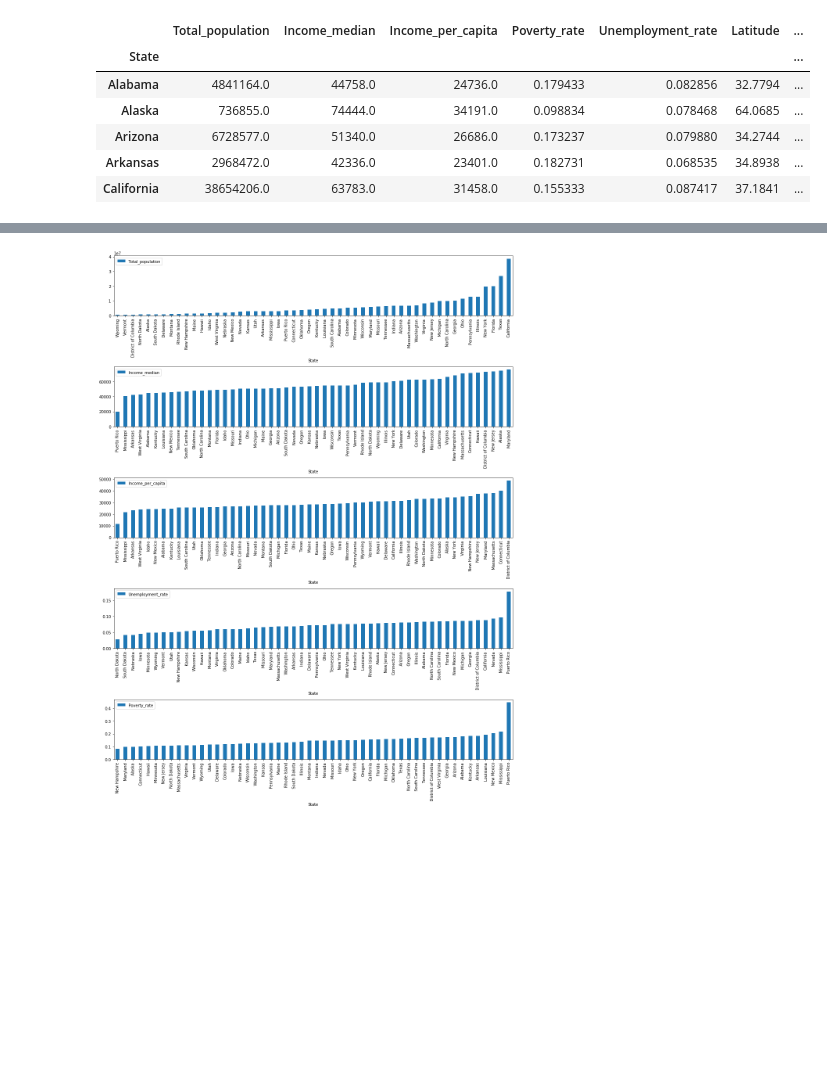
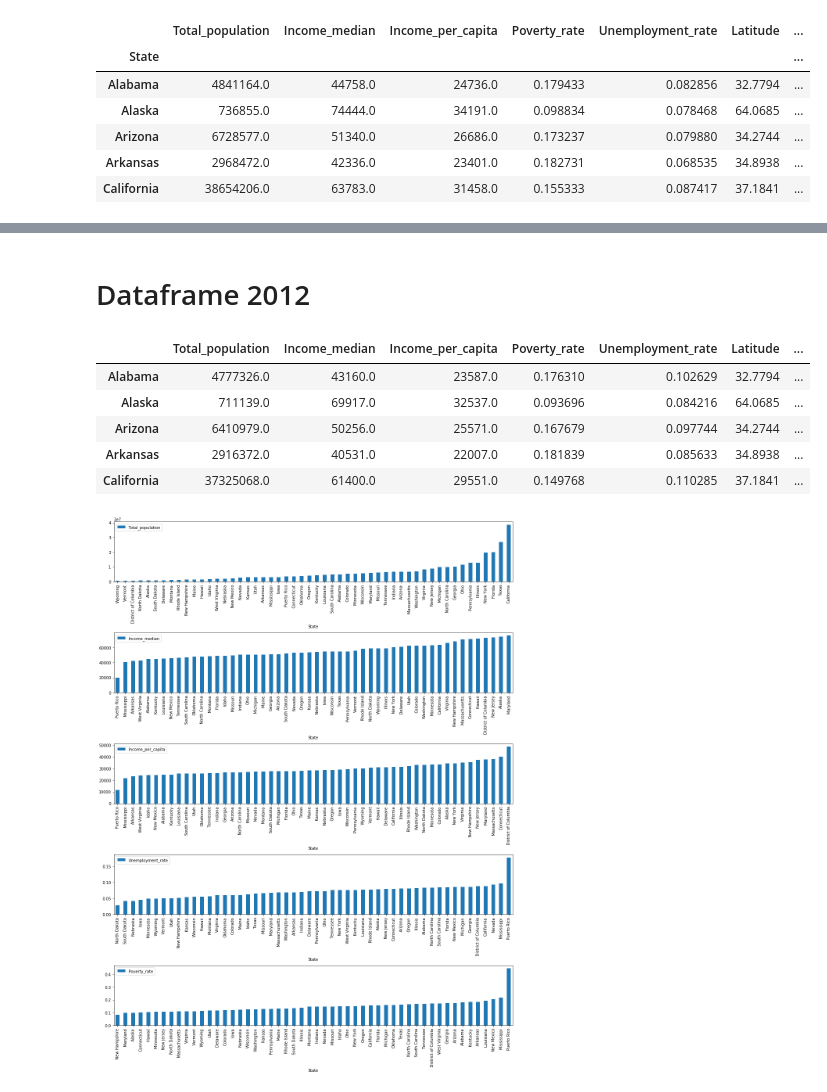
Before and after one commit to CodingMage/project_1_TeamTuring, a Jupyter notebook: Census data.ipynb, the cells around one changed output, grey strips where cells are left out. Cells and saved outputs as stored; diff of their text form; code cells hidden in the pictures; blank space fills up the shorter version.

```diff
--- a/Census data.ipynb
+++ b/Census data.ipynb
@@ -181,0 +169,12 @@ vote_df_2016
+# %%
+csvfile = 'Resources/1976-2016-president.tab'
+vote_df = pd.read_csv(csvfile, sep='\t', header=(0))
+vote_df.head()
+vote_df_2012_demo_raw = vote_df.loc[(vote_df.year == 2012)&(vote_df.party == 'democrat'), ['state', 'candidatevotes']]
+vote_df_2012_demo = vote_df_2012_demo_raw.groupby('state')['candidatevotes'].sum()
+vote_df_2012_rep_raw = vote_df.loc[(vote_df.year == 2012)&(vote_df.party == 'republican'),['state', 'candidatevotes']]
+vote_df_2012_rep = vote_df_2012_rep_raw.groupby('state')['candidatevotes'].sum()
+vote_df_2012_total = vote_df.loc[(vote_df.year == 2012), ['state', 'totalvotes']].groupby('state').mean()['totalvotes']
+vote_df_2012 = pd.concat([vote_df_2012_demo, vote_df_2012_rep, vote_df_2012_total],axis=1)
+vote_df_2012.columns = ['2012_democrat_votes','2012_republican_votes', '2012_total_votes']
+vote_df_2012.head(3)
@@ -182,3 +193,15 @@ vote_df_2016
+# %% [markdown]
+# Dataframe 2012
+# %%
+df_2012 = census_df.merge(vote_df_2012, left_index=True, right_index=True)
+df_2012.head()
+# %% [output]
+|  | Total_population | Income_median | Income_per_capita | Poverty_rate | Unemployment_rate | Latitude | ... |
+| Alabama | 4777326.0 | 43160.0 | 23587.0 | 0.176310 | 0.102629 | 32.7794 | ... |
+| Alaska | 711139.0 | 69917.0 | 32537.0 | 0.093696 | 0.084216 | 64.0685 | ... |
+| Arizona | 6410979.0 | 50256.0 | 25571.0 | 0.167679 | 0.097744 | 34.2744 | ... |
+| Arkansas | 2916372.0 | 40531.0 | 22007.0 | 0.181839 | 0.085633 | 34.8938 | ... |
+| California | 37325068.0 | 61400.0 | 29551.0 | 0.149768 | 0.110285 | 37.1841 | ... |
 # %%
 # Visualization via bar plots: population, median income, per capita income, poverty rate, unemployment rate
 
```
Also changed, not shown: parts of 14 cells of this notebook.
